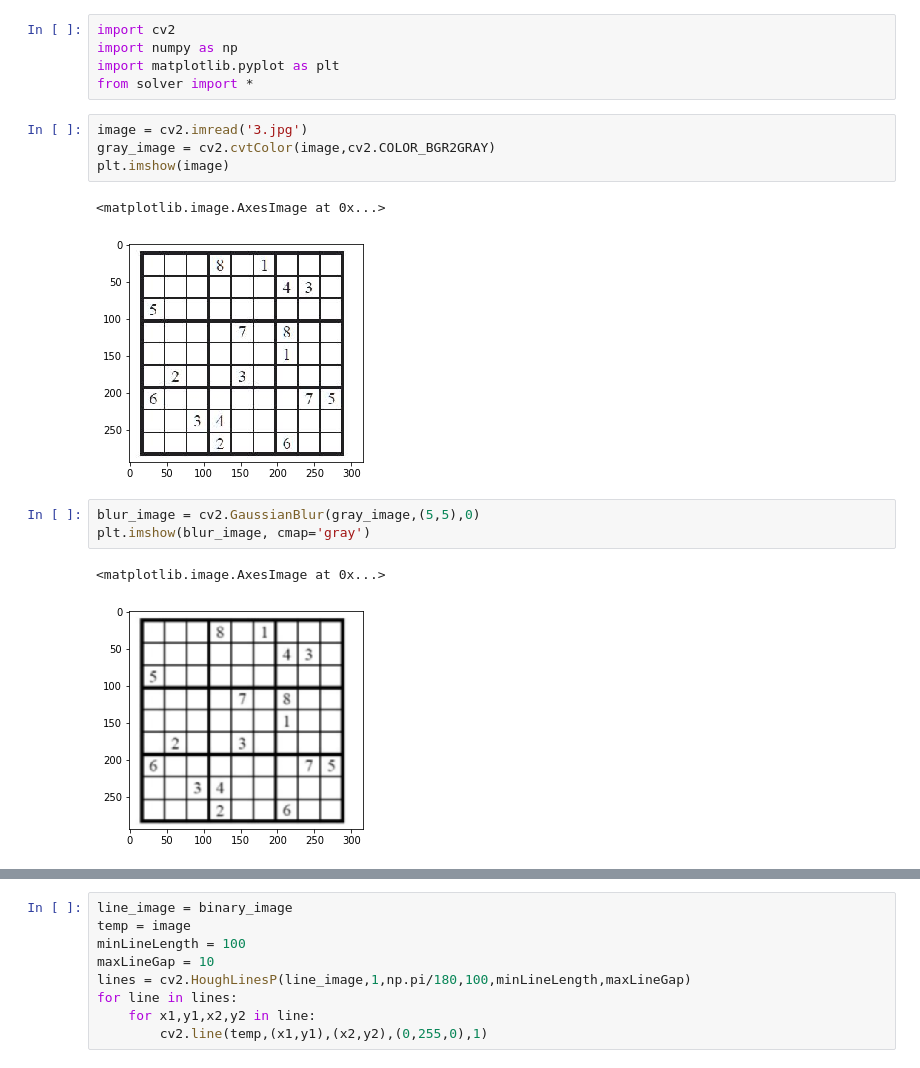
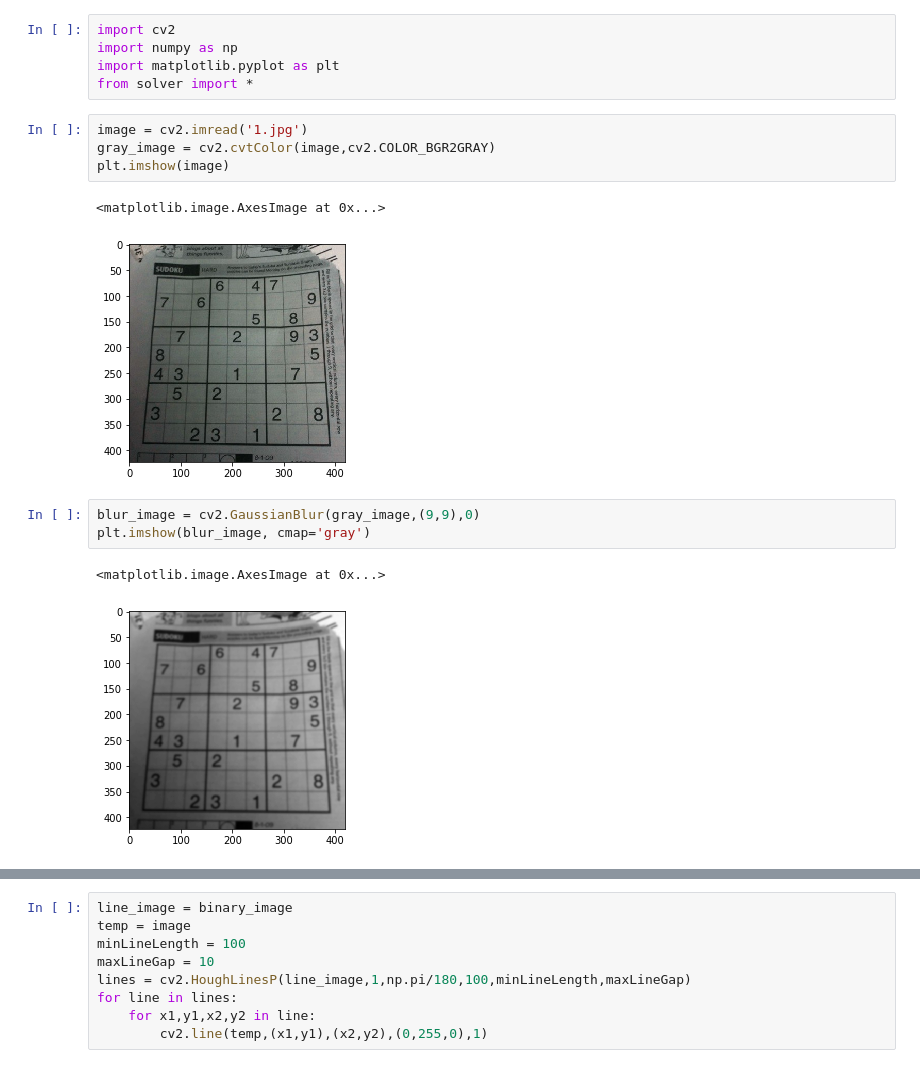
Before and after one commit to Srikanth-Kb/Sudoku-Solver, a Jupyter notebook: Sudoku Solver.ipynb, the cells around one changed output, grey strips where cells are left out. Saved outputs shown, nothing was run; the diff lists cells and outputs as text.

```diff
--- a/Sudoku Solver.ipynb
+++ b/Sudoku Solver.ipynb
@@ -4,18 +4,18 @@ import numpy as np
 import matplotlib.pyplot as plt
 from solver import *
 # %%
-image = cv2.imread('3.jpg')
+image = cv2.imread('1.jpg')
 gray_image = cv2.cvtColor(image,cv2.COLOR_BGR2GRAY)
 plt.imshow(image)
 # %% [output]
 <matplotlib.image.AxesImage at 0x...>
-[figure, old version]
+[figure, new version]
 # %%
-blur_image = cv2.GaussianBlur(gray_image,(5,5),0)
+blur_image = cv2.GaussianBlur(gray_image,(9,9),0)
 plt.imshow(blur_image, cmap='gray')
 # %% [output]
 <matplotlib.image.AxesImage at 0x...>
-[figure, old version]
+[figure, new version]
 # %%
 thresh = cv2.adaptiveThreshold(blur_image,255, cv2.ADAPTIVE_THRESH_GAUSSIAN_C, cv2.THRESH_BINARY, 11 , 2)
 plt.imshow(thresh, cmap='gray')
```
Also changed, not shown: parts of 19 cells of this notebook.
